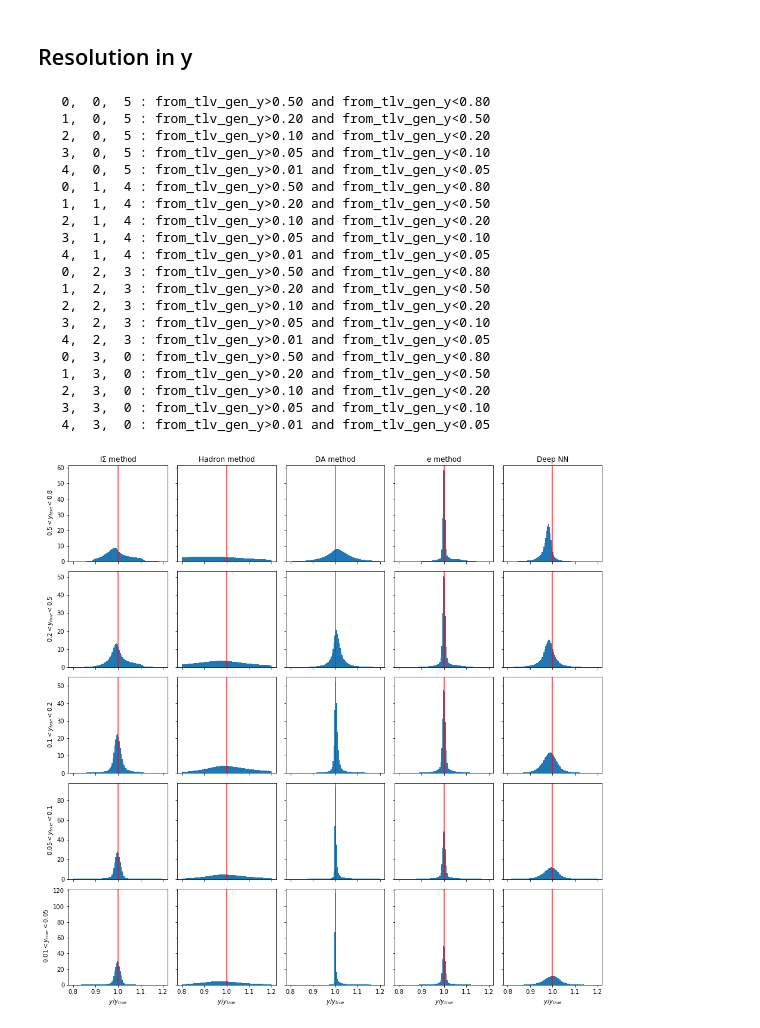
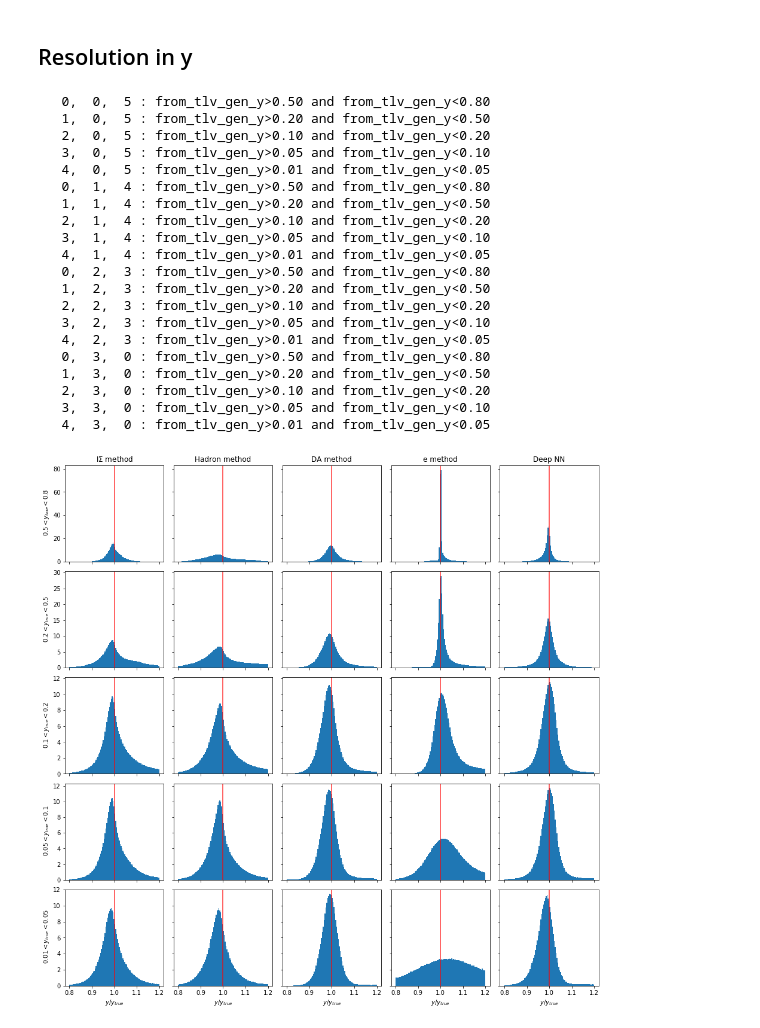
Before and after one commit to owen234/DIS-reco, a Jupyter notebook: NN_athena_rapgap_rec_inputs_train_test.ipynb, the cells around one changed output. Saved outputs shown, nothing was run; the diff lists cells and outputs as text; code cells hidden in the pictures.

Commit message:
fixed bug in y reso plots

```diff
--- a/NN_athena_rapgap_rec_inputs_train_test.ipynb
+++ b/NN_athena_rapgap_rec_inputs_train_test.ipynb
@@ -811,7 +811,7 @@ plt.show()
 # %% [markdown]
 ## Plots of pred/true of physics variable y
 # %%
-fig,ax = plt.subplots(5,5,figsize=(24,6),sharey='row')
+fig,ax = plt.subplots(1,5,figsize=(24,6),sharey='row')
 
 xmin = 0.5
 xmax = 1.5
@@ -1037,7 +1037,7 @@ for i in range(4):
     mi = methods_to_use[i]
     for yi in range( len(y_cut) ):
         print( '  %2d, %2d, %2d : %s' % (yi, i, mi, y_cut[yi]))
-        ax[yi][i].hist( pandas_df.query(y_cut[yi])['obs_Q2[%d]' % mi ]/pandas_df.query(y_cut[yi])['from_tlv_gen_Q2'],
+        ax[yi][i].hist( pandas_df.query(y_cut[yi])['obs_y[%d]' % mi ]/pandas_df.query(y_cut[yi])['from_tlv_gen_y'],
                        density=True, bins=100, range=(xmin, xmax))
 
 ax[0][4].hist(pred_vals[:,nn_output_index][(GY_test > 0.5)*(GY_test < 0.8)]/true_vals[:,nn_output_index][(GY_test > 0.5)*(GY_test < 0.8)], density=True,bins=100,range=(xmin,xmax))
@@ -1067,31 +1067,31 @@ ax[4][1].set_xlabel('$y/y_{true}$')
 ax[4][2].set_xlabel('$y/y_{true}$')
 ax[4][3].set_xlabel('$y/y_{true}$')
 ax[4][4].set_xlabel('$y/y_{true}$')
 
 for i in range(5):
     for j in range(5):
         ax[i][j].axvline(1.0,color='red',lw=2,alpha=0.6)
 
 plt.subplots_adjust(wspace=0.1, hspace=0.1)
 # %% [output]
    0,  0,  5 : from_tlv_gen_y>0.50 and from_tlv_gen_y<0.80
    1,  0,  5 : from_tlv_gen_y>0.20 and from_tlv_gen_y<0.50
    2,  0,  5 : from_tlv_gen_y>0.10 and from_tlv_gen_y<0.20
    3,  0,  5 : from_tlv_gen_y>0.05 and from_tlv_gen_y<0.10
    4,  0,  5 : from_tlv_gen_y>0.01 and from_tlv_gen_y<0.05
    0,  1,  4 : from_tlv_gen_y>0.50 and from_tlv_gen_y<0.80
    1,  1,  4 : from_tlv_gen_y>0.20 and from_tlv_gen_y<0.50
    2,  1,  4 : from_tlv_gen_y>0.10 and from_tlv_gen_y<0.20
    3,  1,  4 : from_tlv_gen_y>0.05 and from_tlv_gen_y<0.10
    4,  1,  4 : from_tlv_gen_y>0.01 and from_tlv_gen_y<0.05
    0,  2,  3 : from_tlv_gen_y>0.50 and from_tlv_gen_y<0.80
    1,  2,  3 : from_tlv_gen_y>0.20 and from_tlv_gen_y<0.50
    2,  2,  3 : from_tlv_gen_y>0.10 and from_tlv_gen_y<0.20
    3,  2,  3 : from_tlv_gen_y>0.05 and from_tlv_gen_y<0.10
    4,  2,  3 : from_tlv_gen_y>0.01 and from_tlv_gen_y<0.05
    0,  3,  0 : from_tlv_gen_y>0.50 and from_tlv_gen_y<0.80
    1,  3,  0 : from_tlv_gen_y>0.20 and from_tlv_gen_y<0.50
    2,  3,  0 : from_tlv_gen_y>0.10 and from_tlv_gen_y<0.20
    3,  3,  0 : from_tlv_gen_y>0.05 and from_tlv_gen_y<0.10
    4,  3,  0 : from_tlv_gen_y>0.01 and from_tlv_gen_y<0.05
-[figure, old version]
+[figure, new version]
```
Also changed, not shown: parts of 19 cells of this notebook.
